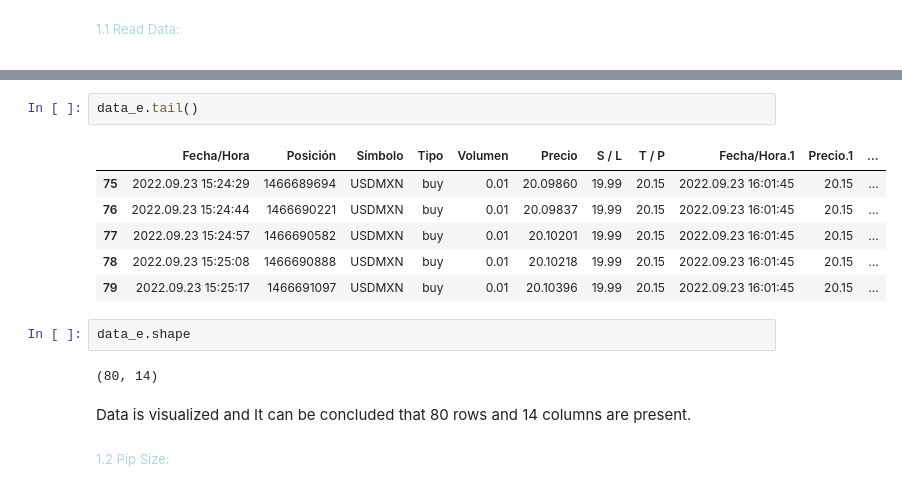
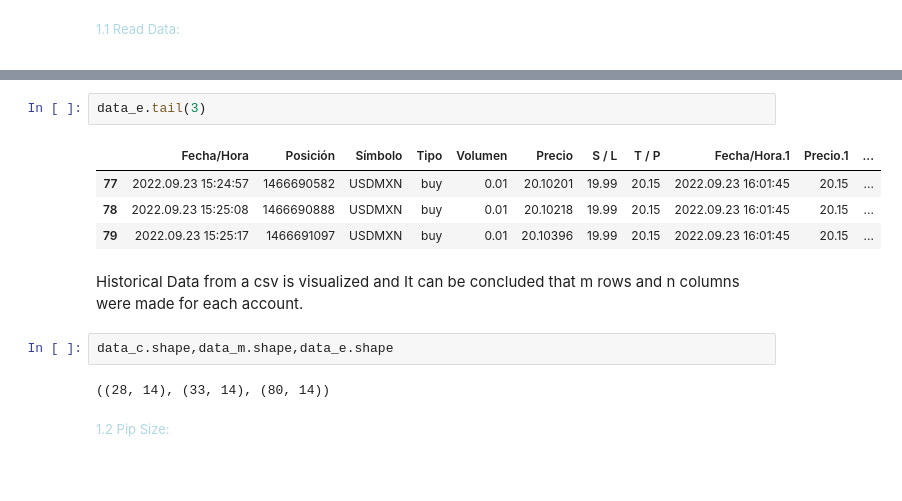
Before and after one commit to EstebanMqz/MyST_LAB_3_E3, a Jupyter notebook: notebook.ipynb, the cells around one changed output, grey strips where cells are left out. Cells and saved outputs as stored; diff of their text form.

```diff
--- a/notebook.ipynb
+++ b/notebook.ipynb
@@ -142,18 +143,16 @@ data_e.head()
 # %%
-data_e.tail()
+data_e.tail(3)
 # %% [output]
 |  | Fecha/Hora | Posición | Símbolo | Tipo | Volumen | Precio | S / L | T / P | Fecha/Hora.1 | Precio.1 | ... |
-| 75 | 2022.09.23 15:24:29 | 1466689694 | USDMXN | buy | 0.01 | 20.09860 | 19.99 | 20.15 | 2022.09.23 16:01:45 | 20.15 | ... |
-| 76 | 2022.09.23 15:24:44 | 1466690221 | USDMXN | buy | 0.01 | 20.09837 | 19.99 | 20.15 | 2022.09.23 16:01:45 | 20.15 | ... |
 | 77 | 2022.09.23 15:24:57 | 1466690582 | USDMXN | buy | 0.01 | 20.10201 | 19.99 | 20.15 | 2022.09.23 16:01:45 | 20.15 | ... |
 | 78 | 2022.09.23 15:25:08 | 1466690888 | USDMXN | buy | 0.01 | 20.10218 | 19.99 | 20.15 | 2022.09.23 16:01:45 | 20.15 | ... |
 | 79 | 2022.09.23 15:25:17 | 1466691097 | USDMXN | buy | 0.01 | 20.10396 | 19.99 | 20.15 | 2022.09.23 16:01:45 | 20.15 | ... |
-# %%
-data_e.shape
-# %% [output]
-(80, 14)
 # %% [markdown]
-Data is visualized and It can be concluded that 80 rows and 14 columns are present.
+Historical Data from a csv is visualized and It can be concluded that m rows and n columns were made for each account.
+# %%
+data_c.shape,data_m.shape,data_e.shape
+# %% [output]
+((28, 14), (33, 14), (80, 14))
 # %% [markdown]
 <font color= lightblue> <font size = 2> 1.2 Pip Size: </font>
 
```
Also changed, not shown: parts of 52 cells of this notebook, 3 other files.
